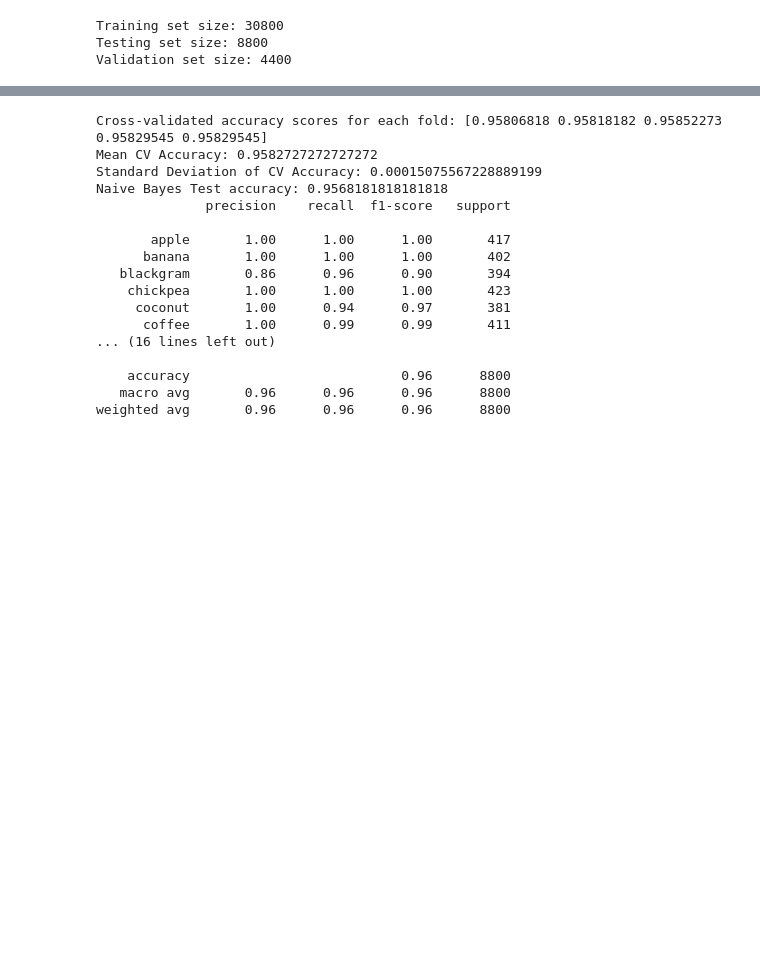
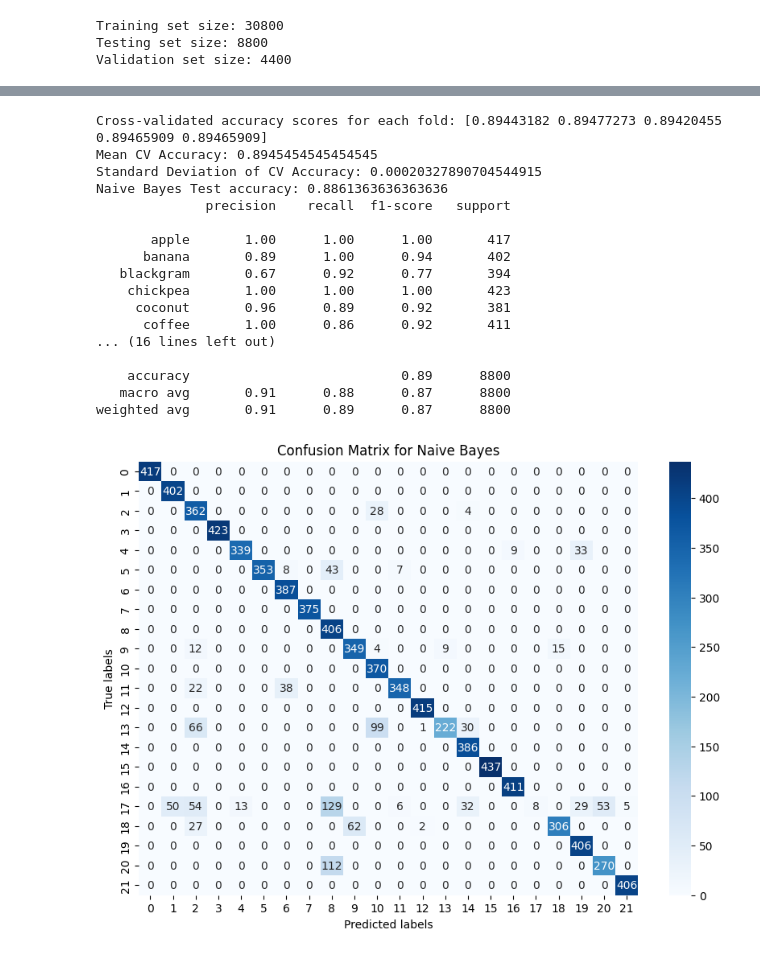
Before and after one commit to qasmendoza/crop-recommendation, a Jupyter notebook: Crops.ipynb, the cells around one changed output, grey strips where cells are left out. Cells and saved outputs as stored; diff of their text form; code cells hidden in the pictures; blank space fills up the shorter version.

```diff
--- a/Crops.ipynb
+++ b/Crops.ipynb
@@ -147,8 +141,7 @@ weighted avg       0.98      0.98      0.98      8800
 # %%
-# Naive Bayes
 # Set var_smoothing parameter for regularization; you can adjust the value as needed
 # Naive Bayes with regularization
-var_smoothing_value = 1e-1
+var_smoothing_value = 1e-0
 clf_nb = GaussianNB(var_smoothing=var_smoothing_value)
 
 # Perform 5-fold cross-validation
@@ -170,8 +163,19 @@ print(classification_report(y_test, y_pred_nb))
 
 # Binarize the labels
 y_bin_test = label_binarize(y_test, classes=data['label'].unique())
-y_bin_pred_nb = label_binarize(y_pred_rf, classes=data['label'].unique())
+y_bin_pred_nb = label_binarize(y_pred_nb, classes=data['label'].unique())
 n_classes = y_bin_test.shape[1]
+
+# Compute the confusion matrix
+conf_mat_nb = confusion_matrix(y_test, y_pred_nb)
+
+# Plot using Seaborn
+plt.figure(figsize=(10,7))
+sns.heatmap(conf_mat_nb, annot=True, fmt="d", cmap='Blues')
+plt.xlabel('Predicted labels')
+plt.ylabel('True labels')
+plt.title('Confusion Matrix for Naive Bayes')
+plt.show()
 
 # # For the ROC Curve for multi-class
 # y_bin_test_nb = label_binarize(y_test, classes=data['label'].unique())
@@ -189,44 +193,45 @@ n_classes = y_bin_test.shape[1]
 # all_fpr_nb = np.unique(np.concatenate([fpr_nb[i] for i in range(n_classes_nb)]))
 # mean_tpr_nb = np.zeros_like(all_fpr_nb)
 # for i in range(n_classes_nb):
 #     mean_tpr_nb += np.interp(all_fpr_nb, fpr_nb[i], tpr_nb[i])
 # mean_tpr_nb /= n_classes_nb
 
 # fpr_nb["macro"] = all_fpr_nb
 # tpr_nb["macro"] = mean_tpr_nb
 # roc_auc_nb["macro"] = auc(fpr_nb["macro"], tpr_nb["macro"])
 
 # print("Naive Bayes Macro-average of ROC curve on Test Set:", roc_auc_nb["macro"])
 
 # # Plot the ROC curve
 # plt.figure()
 # plt.plot(fpr_nb["macro"], tpr_nb["macro"],
 #          label='macro-average ROC curve (area = {0:0.2f})'
 #                ''.format(roc_auc_nb["macro"]),
 #          color='navy', linestyle=':', linewidth=4)
 # plt.xlabel('False Positive Rate')
 # plt.ylabel('True Positive Rate')
 # plt.title('Receiver Operating Characteristic Curve for Naive Bayes')
 # plt.legend(loc="lower right")
 # plt.show()
 # %% [output]
-Cross-validated accuracy scores for each fold: [0.95806818 0.95818182 0.95852273 0.95829545 0.95829545]
-Mean CV Accuracy: 0.9582727272727272
-Standard Deviation of CV Accuracy: 0.00015075567228889199
-Naive Bayes Test accuracy: 0.9568181818181818
+Cross-validated accuracy scores for each fold: [0.89443182 0.89477273 0.89420455 0.89465909 0.89465909]
+Mean CV Accuracy: 0.8945454545454545
+Standard Deviation of CV Accuracy: 0.00020327890704544915
+Naive Bayes Test accuracy: 0.8861363636363636
               precision    recall  f1-score   support
 
        apple       1.00      1.00      1.00       417
-      banana       1.00      1.00      1.00       402
-   blackgram       0.86      0.96      0.90       394
+      banana       0.89      1.00      0.94       402
+   blackgram       0.67      0.92      0.77       394
     chickpea       1.00      1.00      1.00       423
-     coconut       1.00      0.94      0.97       381
-      coffee       1.00      0.99      0.99       411
+     coconut       0.96      0.89      0.92       381
+      coffee       1.00      0.86      0.92       411
 ... (16 lines left out)
 
-    accuracy                           0.96      8800
-   macro avg       0.96      0.96      0.96      8800
-weighted avg       0.96      0.96      0.96      8800
+    accuracy                           0.89      8800
+   macro avg       0.91      0.88      0.87      8800
+weighted avg       0.91      0.89      0.87      8800
+[figure, added]
 # %%
 # Use pipeline to ensure that the data is scaled before applying SVM
 clf_svm = make_pipeline(
```
Also changed, not shown: parts of 10 cells of this notebook.
